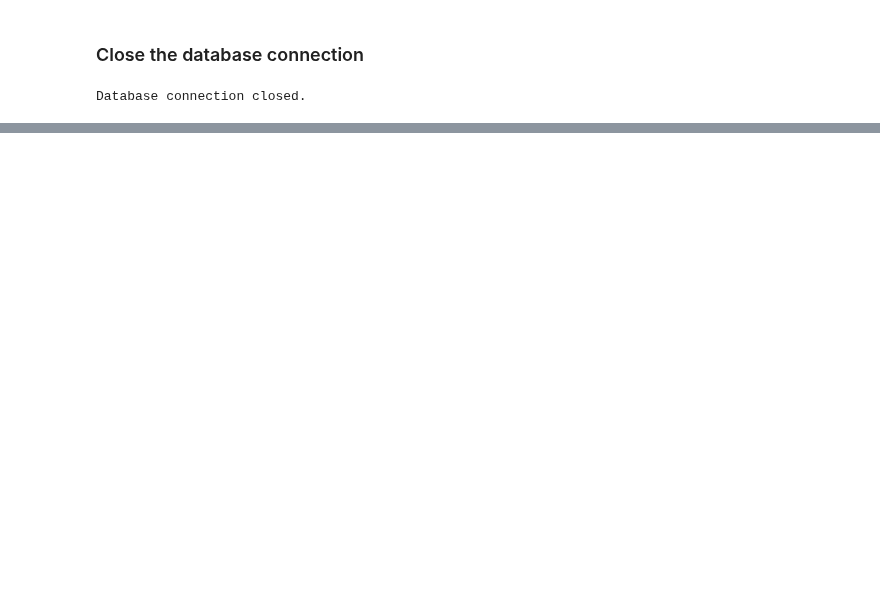
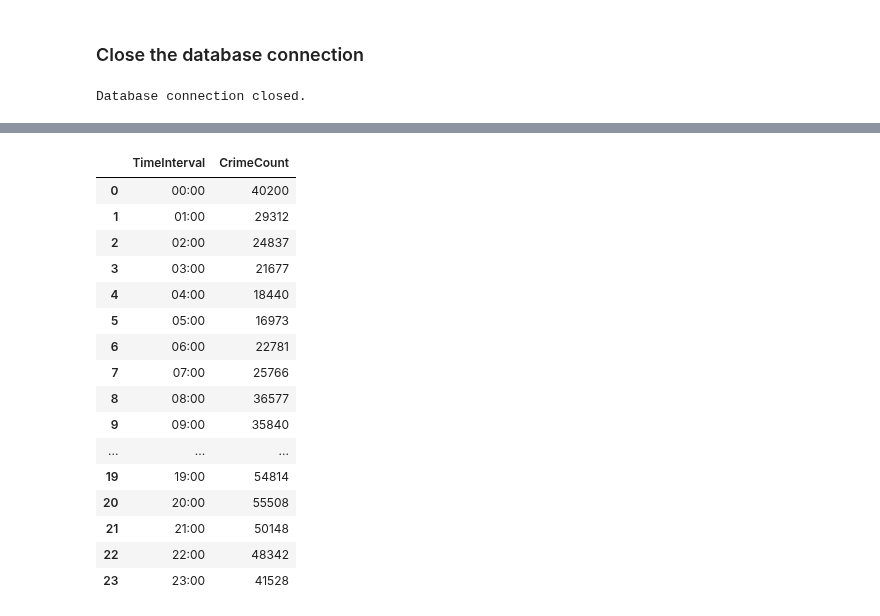
Before and after one commit to MalakaSupun/Crime-Data-Analysis-of-LAPD, a Jupyter notebook: Data_sets/sql_test_01.ipynb, the cells around one changed output, grey strips where cells are left out. Cells and saved outputs as stored; diff of their text form; code cells hidden in the pictures; blank space fills up the shorter version.

```diff
--- a/Data_sets/sql_test_01.ipynb
+++ b/Data_sets/sql_test_01.ipynb
@@ -580,3 +533,23 @@ Results_01
+# %%
+Results_01_raw
+# %% [output]
+|  | TimeInterval | CrimeCount |
+| 0 | 00:00 | 40200 |
+| 1 | 01:00 | 29312 |
+| 2 | 02:00 | 24837 |
+| 3 | 03:00 | 21677 |
+| 4 | 04:00 | 18440 |
+| 5 | 05:00 | 16973 |
+| 6 | 06:00 | 22781 |
+| 7 | 07:00 | 25766 |
+| 8 | 08:00 | 36577 |
+| 9 | 09:00 | 35840 |
+| ... | ... | ... |
+| 19 | 19:00 | 54814 |
+| 20 | 20:00 | 55508 |
+| 21 | 21:00 | 50148 |
+| 22 | 22:00 | 48342 |
+| 23 | 23:00 | 41528 |
 # %%
 import matplotlib.pyplot as plt
 
```
Also changed, not shown: parts of 21 cells of this notebook, 1 other file.
